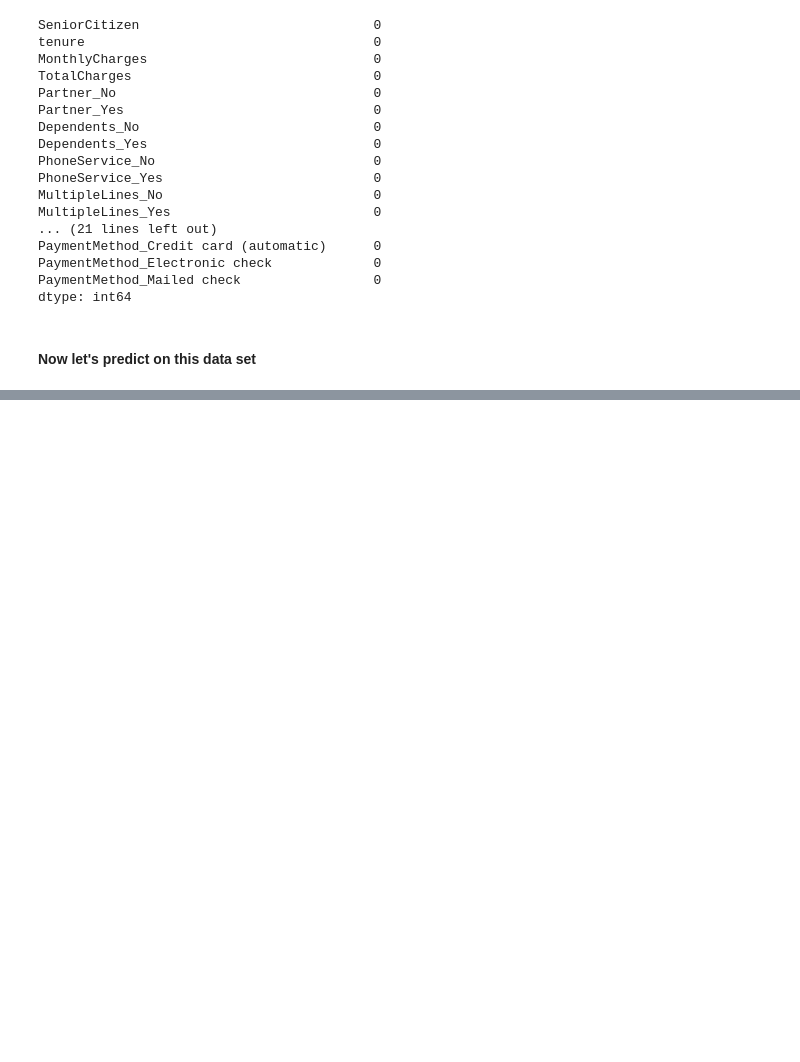
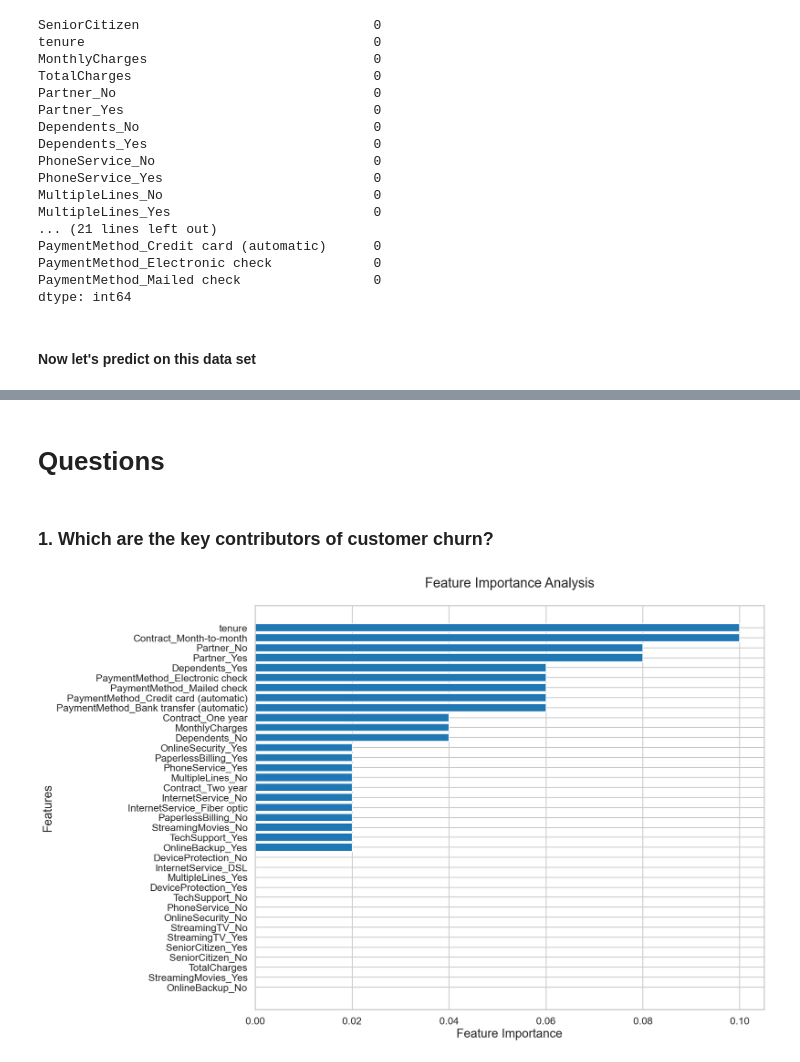
Before and after one commit to AGwillmkawy1/Vodafone-customer-churn-prediction, a Jupyter notebook: vodafone_customer_churning_prediction/customer_churning_prediction_for_retention_customer.ipynb, the cells around one changed output, grey strips where cells are left out. Saved outputs shown, nothing was run; the diff lists cells and outputs as text; code cells hidden in the pictures; blank space fills up the shorter version.

Commit message:
Answering hypothesis questions to find more insights on our binary classification problem

```diff
--- a/vodafone_customer_churning_prediction/customer_churning_prediction_for_retention_customer.ipynb
+++ b/vodafone_customer_churning_prediction/customer_churning_prediction_for_retention_customer.ipynb
@@ -1919,0 +1993,23 @@ gb_model = key_components['model']
+# %% [markdown]
+# Questions
+# %% [markdown]
+### 1. Which are the key contributors of customer churn?
+# %%
+# Extract feature importances
+importances = ada.feature_importances_
+
+# Sort features based on importance scores
+sorted_indices = importances.argsort()[::1]
+sorted_features = X_train_balanced.columns[sorted_indices]
+sorted_scores = importances[sorted_indices]
+
+# Visualize feature importances
+plt.figure(figsize=(15, 12))
+plt.barh(range(len(sorted_features)), sorted_scores, align='center')
+plt.yticks(range(len(sorted_features)), sorted_features)
+plt.xlabel('Feature Importance')
+plt.ylabel('Features')
+plt.title('Feature Importance Analysis')
+plt.show()
+# %% [output]
+[figure, added]
```
Also changed, not shown: parts of 19 cells of this notebook.
